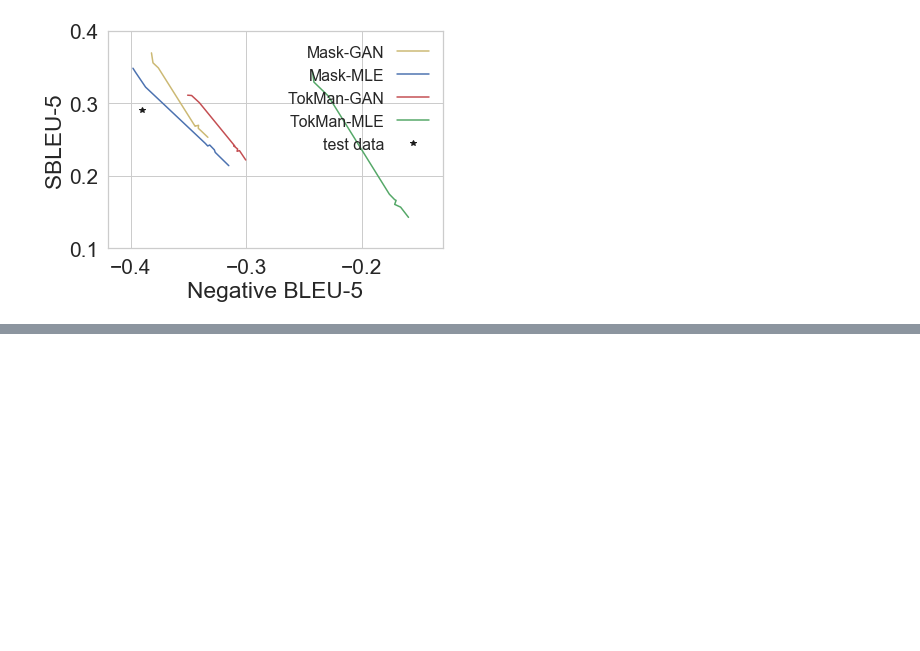
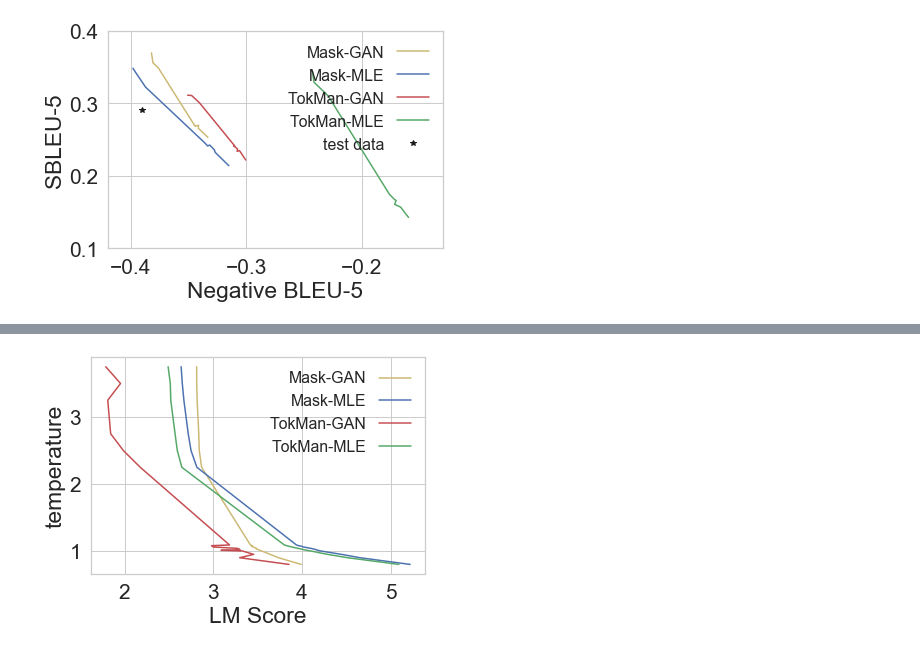
Before and after one commit to twidddj/tokmangan, a Jupyter notebook: evaluation.ipynb, the cells around one changed output, grey strips where cells are left out. Drawn from its saved outputs; the diff is of its cells as text; code cells hidden in the pictures; blank space fills up the shorter version.

```diff
--- a/evaluation.ipynb
+++ b/evaluation.ipynb
@@ -207,0 +297,18 @@ plt.show()
+# %%
+size=15
+fig = plt.figure(figsize=figsize)
+ax = fig.add_subplot(111)
+idx = 1
+
+ax.plot(maskgan_lm[idx], TEMPERATURES, 'y', alpha=1.0, label='Mask-GAN')
+ax.plot(maskmle_lm[idx], TEMPERATURES, 'b', alpha=1.0, label='Mask-MLE')
+ax.plot(tokmangan_lm[idx], TEMPERATURES, 'r', alpha=1.0, label='TokMan-GAN')
+ax.plot(tokmanmle_lm[idx], TEMPERATURES, 'g', alpha=1.0, label='TokMan-MLE')
+
+ax.set_xlabel('LM Score')
+ax.set_ylabel('temperature')
+
+plt.legend(markerfirst=False, frameon=False, fontsize='x-small')
+plt.show()
+# %% [output]
+[figure, added]
```
Also changed, not shown: parts of 8 cells of this notebook, 41 other files.
